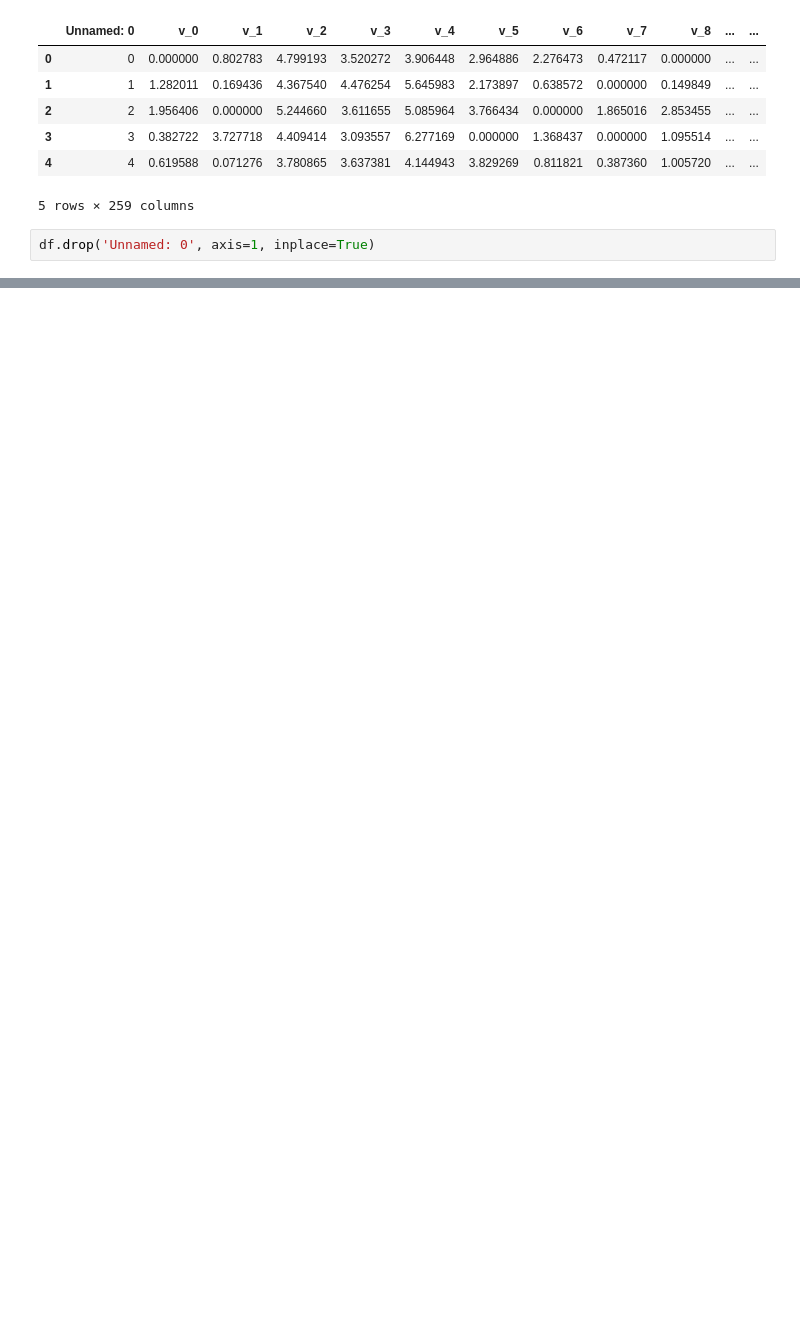
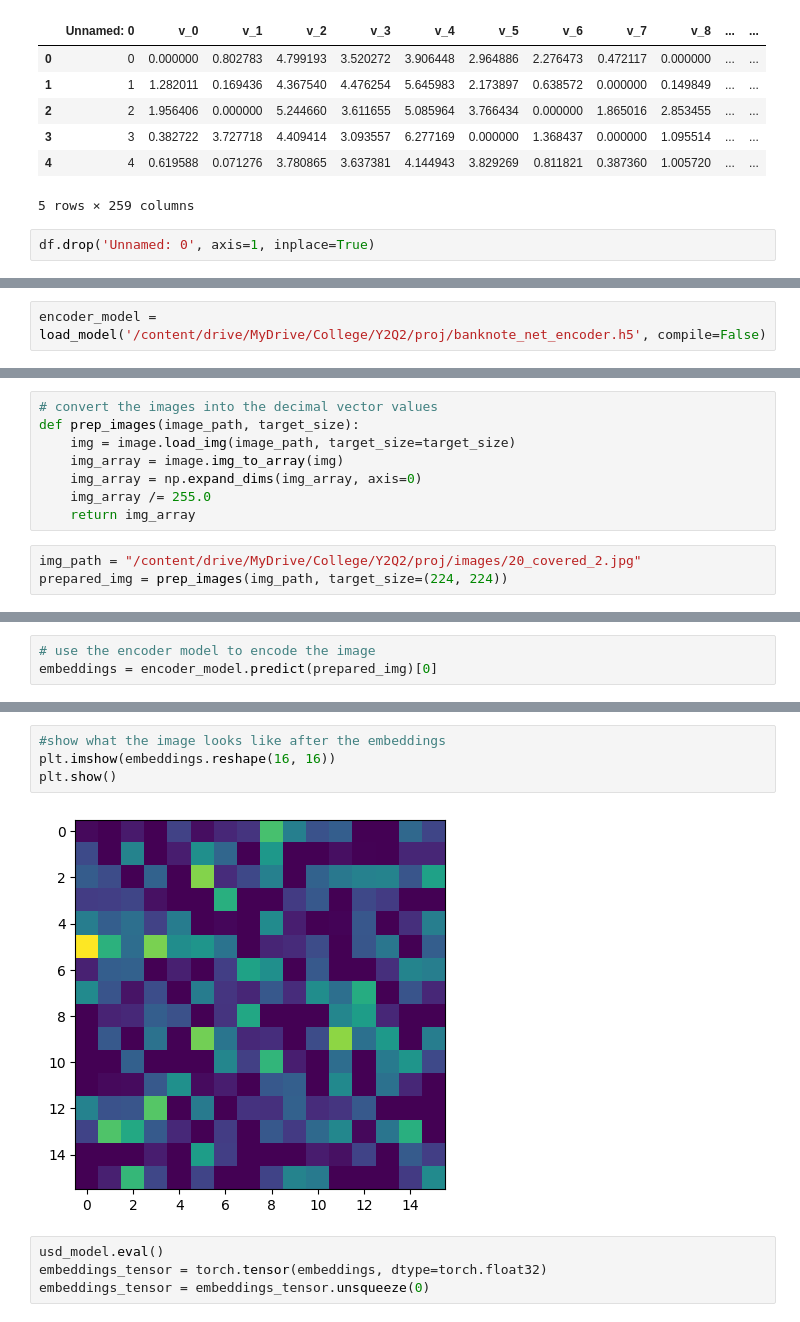
Before and after one commit to anthnoyc/money-classification, a Jupyter notebook: money.ipynb, the cells around one changed output, grey strips where cells are left out. Cells and saved outputs as stored; diff of their text form; blank space fills up the shorter version.

```diff
--- a/money.ipynb
+++ b/money.ipynb
@@ -62,0 +236,2 @@ array(['100_1', '100_2', '10_1', '10_2', '1_1', '1_2', '20_1', '20_2',
+# %%
+encoder_model = load_model('/content/drive/MyDrive/College/Y2Q2/proj/banknote_net_encoder.h5', compile=False)
@@ -62,0 +240,11 @@ array(['100_1', '100_2', '10_1', '10_2', '1_1', '1_2', '20_1', '20_2',
+# %%
+# convert the images into the decimal vector values
+def prep_images(image_path, target_size):
+    img = image.load_img(image_path, target_size=target_size)
+    img_array = image.img_to_array(img)
+    img_array = np.expand_dims(img_array, axis=0)
+    img_array /= 255.0
+    return img_array
+# %%
+img_path = "/content/drive/MyDrive/College/Y2Q2/proj/images/20_covered_2.jpg"
+prepared_img = prep_images(img_path, target_size=(224, 224))
@@ -62,0 +253,3 @@ array(['100_1', '100_2', '10_1', '10_2', '1_1', '1_2', '20_1', '20_2',
+# %%
+# use the encoder model to encode the image
+embeddings = encoder_model.predict(prepared_img)[0]
@@ -62,0 +258,10 @@ array(['100_1', '100_2', '10_1', '10_2', '1_1', '1_2', '20_1', '20_2',
+# %%
+#show what the image looks like after the embeddings
+plt.imshow(embeddings.reshape(16, 16))
+plt.show()
+# %% [output]
+[figure, added]
+# %%
+usd_model.eval()
+embeddings_tensor = torch.tensor(embeddings, dtype=torch.float32)
+embeddings_tensor = embeddings_tensor.unsqueeze(0)
```
Also changed, not shown: parts of 49 cells of this notebook.
